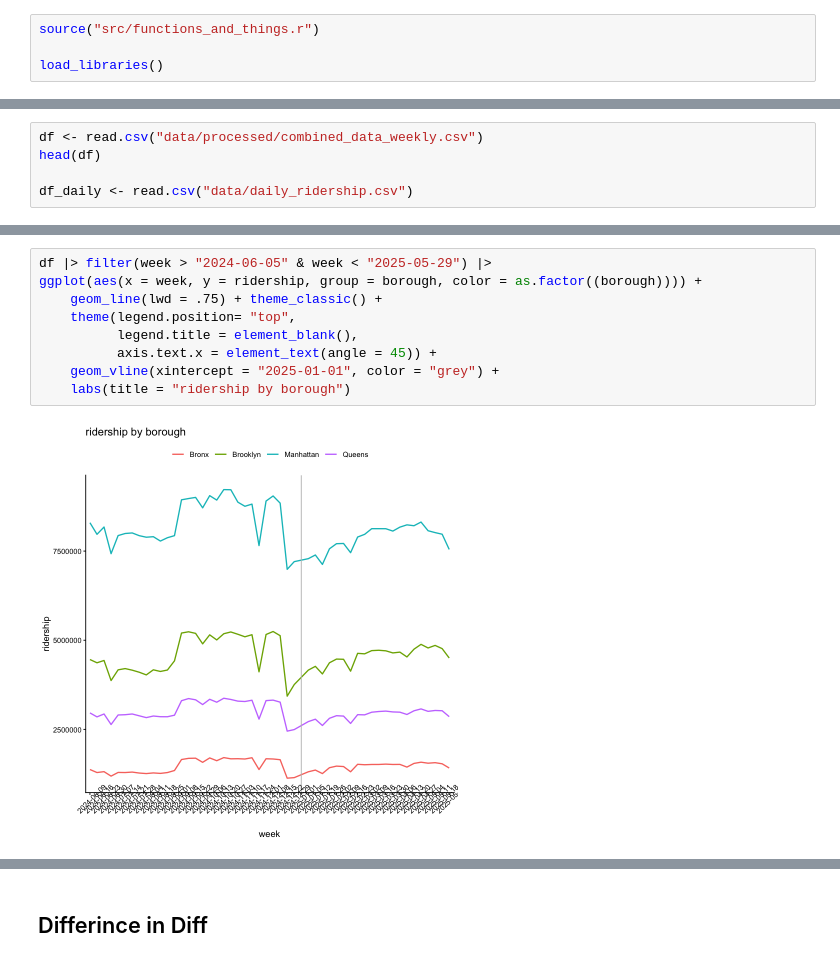
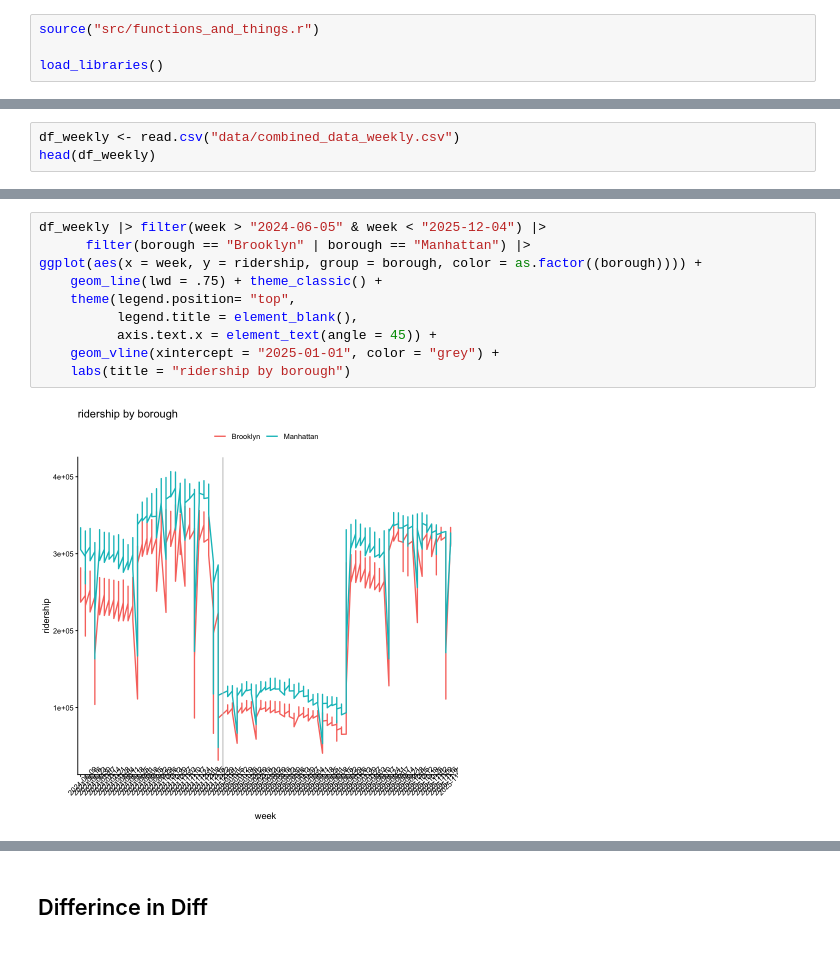
Before and after one commit to lily-harper/statsproject, a Jupyter notebook: 3_did _stuff.ipynb, the cells around one changed output, grey strips where cells are left out. Drawn from its saved outputs; the diff is of its cells as text.

Commit message:
fixed weekly data aggregation

```diff
--- a/3_did _stuff.ipynb
+++ b/3_did _stuff.ipynb
@@ -10,6 +18,4 @@ library(modelsummary)
 # %%
-df <- read.csv("data/processed/combined_data_weekly.csv")
-head(df)
-
-df_daily <- read.csv("data/daily_ridership.csv")
+df_weekly <- read.csv("data/combined_data_weekly.csv")
+head(df_weekly)
 # %% [output]
@@ -25,11 +66,12 @@ A data.frame: 6 × 6
 # %%
-df |> filter(week > "2024-06-05" & week < "2025-05-29") |>
+df_weekly |> filter(week > "2024-06-05" & week < "2025-12-04") |>
+      filter(borough == "Brooklyn" | borough == "Manhattan") |>
 ggplot(aes(x = week, y = ridership, group = borough, color = as.factor((borough)))) +
     geom_line(lwd = .75) + theme_classic() +
     theme(legend.position= "top",
           legend.title = element_blank(),
           axis.text.x = element_text(angle = 45)) +
     geom_vline(xintercept = "2025-01-01", color = "grey") +
     labs(title = "ridership by borough")
 # %% [output]
-[figure, old version]
+[figure, new version]
```
Also changed, not shown: parts of 6 cells of this notebook, 2 other files.
